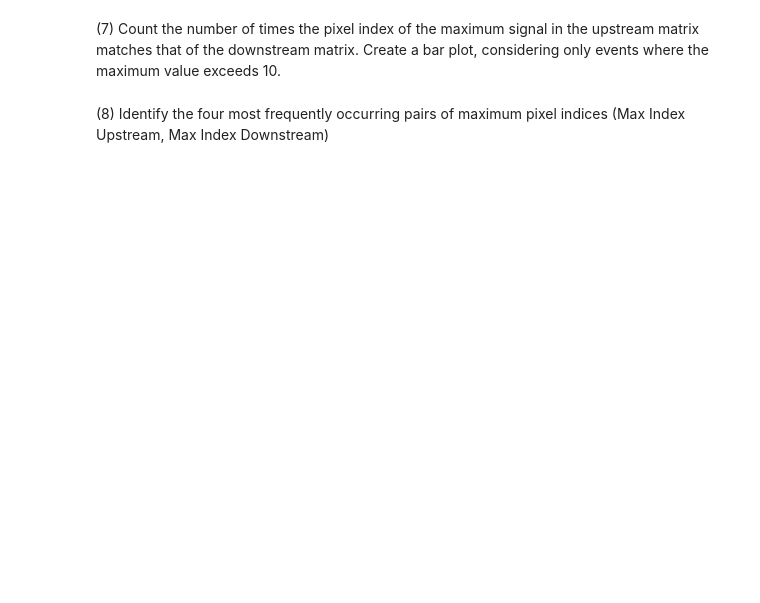
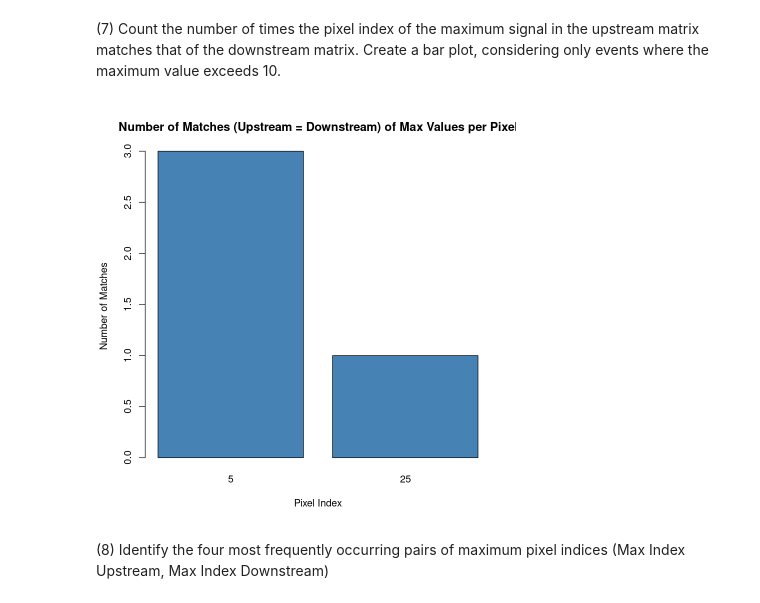
Before and after one commit to AlbertoCasellato/AdvancedStatistics, a Jupyter notebook: Ex1/AlbertoCasellato_Lab1.ipynb, the cells around one changed output. Cells and saved outputs as stored; diff of their text form; code cells hidden in the pictures; blank space fills up the shorter version.

```diff
--- a/Ex1/AlbertoCasellato_Lab1.ipynb
+++ b/Ex1/AlbertoCasellato_Lab1.ipynb
@@ -432,4 +445,15 @@ for (i in 1:4) {
 # %% [markdown]
 (7) Count the number of times the pixel index of the maximum signal in the upstream matrix matches that of the downstream matrix. Create a bar plot, considering only events where the maximum value exceeds 10.
+# %%
+bool_same_values <- (up_best_values > 10) & (up_best_values == down_best_values)
+
+barplot(
+    table(up_ordered_ix[1,][bool_same_values]),
+    col="steelblue",
+    main="Number of Matches (Upstream = Downstream) of Max Values per Pixel",
+    xlab="Pixel Index", ylab="Number of Matches"
+)
+# %% [output]
+[figure, added]
 # %% [markdown]
 (8) Identify the four most frequently occurring pairs of maximum pixel indices (Max Index Upstream, Max Index Downstream)
```
Also changed, not shown: parts of 4 cells of this notebook.
